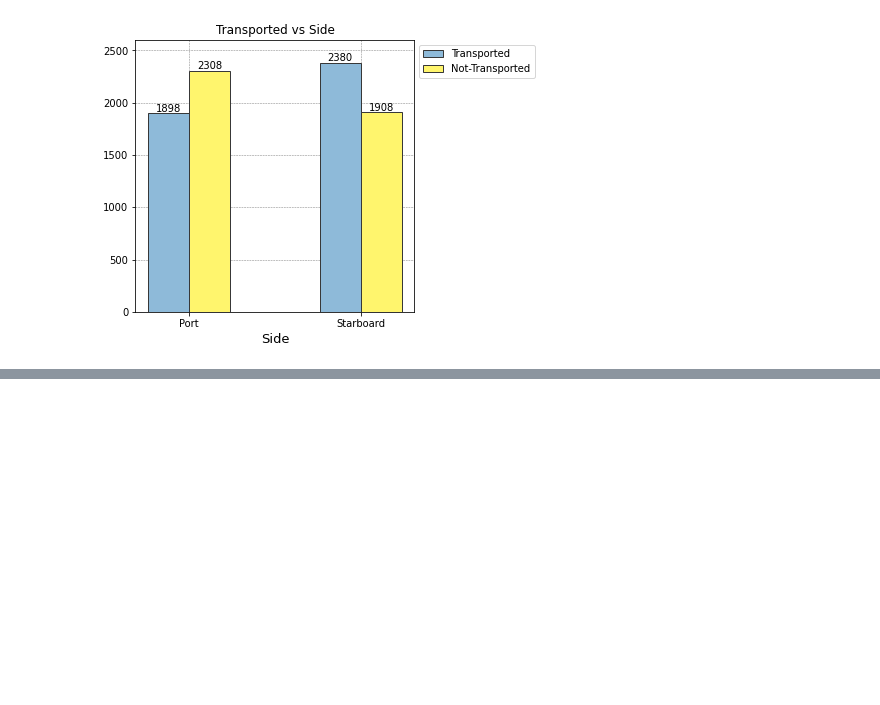
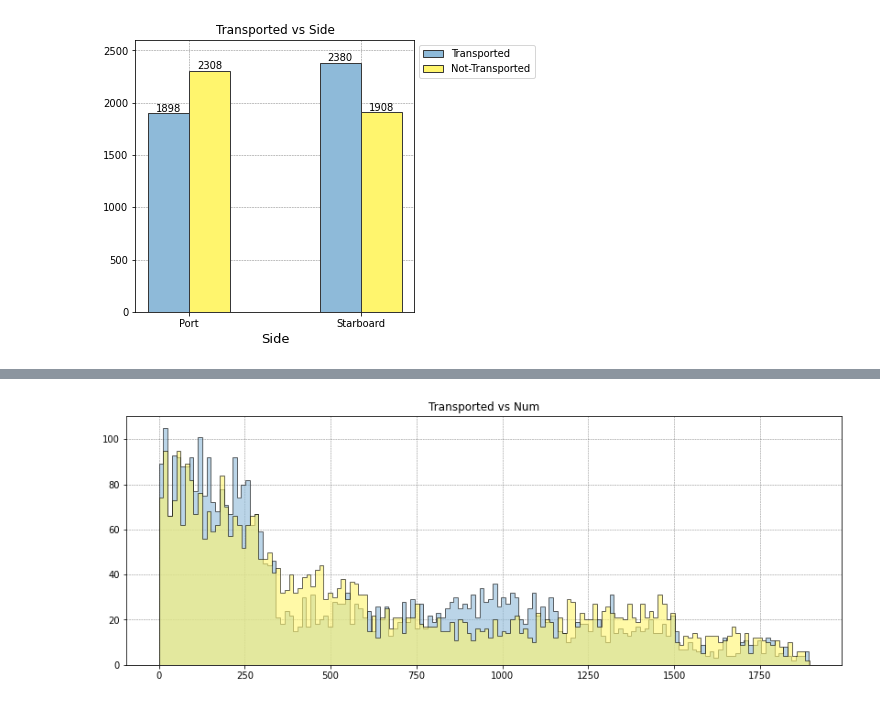
Before and after one commit to junedism/ams-classifier, a Jupyter notebook: spaceship-titanic-exploratory-data-analysis.ipynb, the cells around one changed output, grey strips where cells are left out. Saved outputs shown, nothing was run; the diff lists cells and outputs as text; code cells hidden in the pictures; blank space fills up the shorter version.

```diff
--- a/spaceship-titanic-exploratory-data-analysis.ipynb
+++ b/spaceship-titanic-exploratory-data-analysis.ipynb
@@ -492,0 +492,2 @@ plt.show();
+# %%
+df_cabin["Num"] = df_cabin["Num"].astype(int)
@@ -492,0 +506,13 @@ plt.show();
+# %%
+fig, ax = plt.subplots(figsize=(14, 5))
+
+ax.hist(df_cabin[df_cabin["Transported"]]["Num"], bins=150, alpha=.6, histtype='stepfilled', edgecolor='k',
+        color=tcolor_dict[True], zorder=2)
+ax.hist(df_cabin[~df_cabin["Transported"]]["Num"], bins=150, alpha=.6, histtype='stepfilled', edgecolor='k',
+        color=tcolor_dict[False], zorder=2)
+ax.grid(linestyle='--', linewidth=0.5, color='gray', zorder=0)
+ax.set_title("Transported vs Num")
+
+plt.show();
+# %% [output]
+[figure, added]
```
Also changed, not shown: parts of 17 cells of this notebook.
